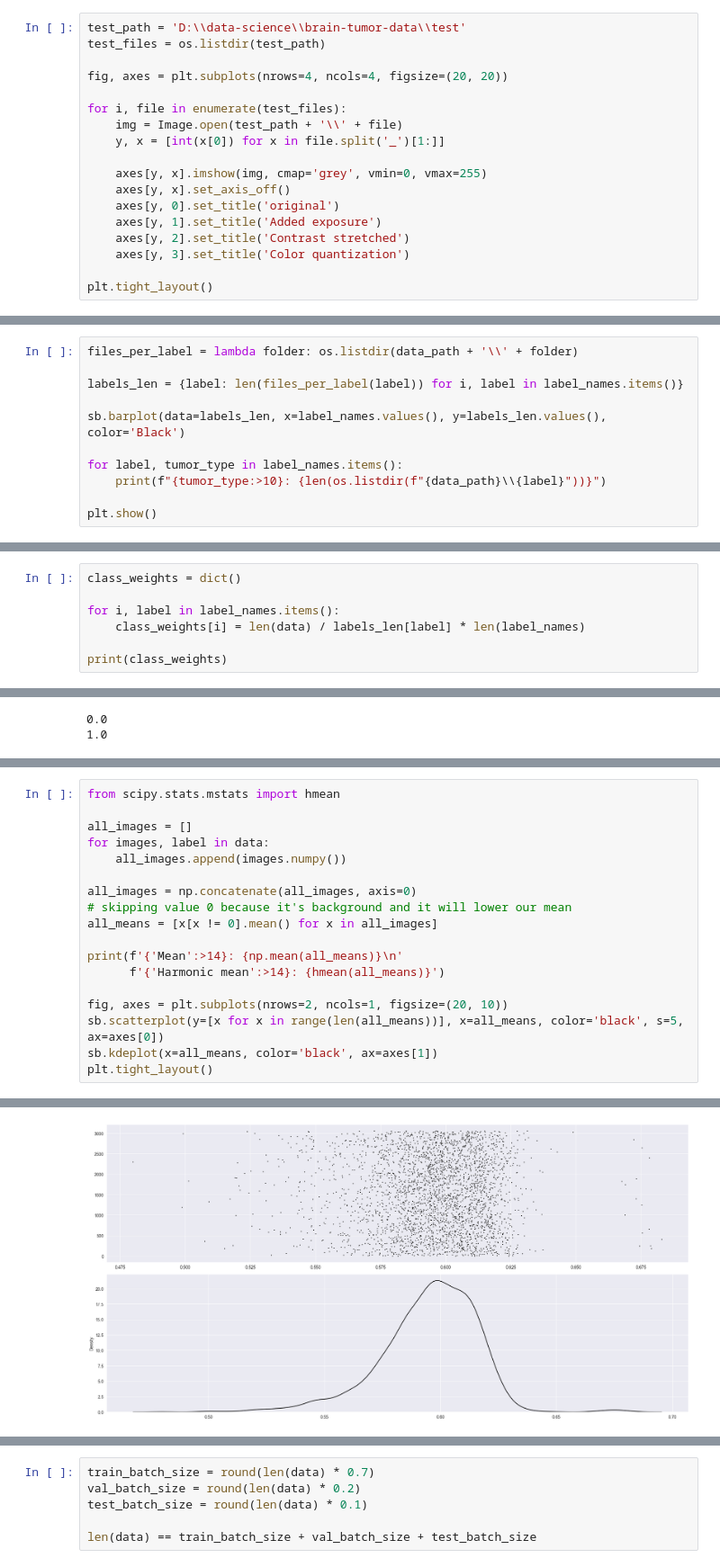
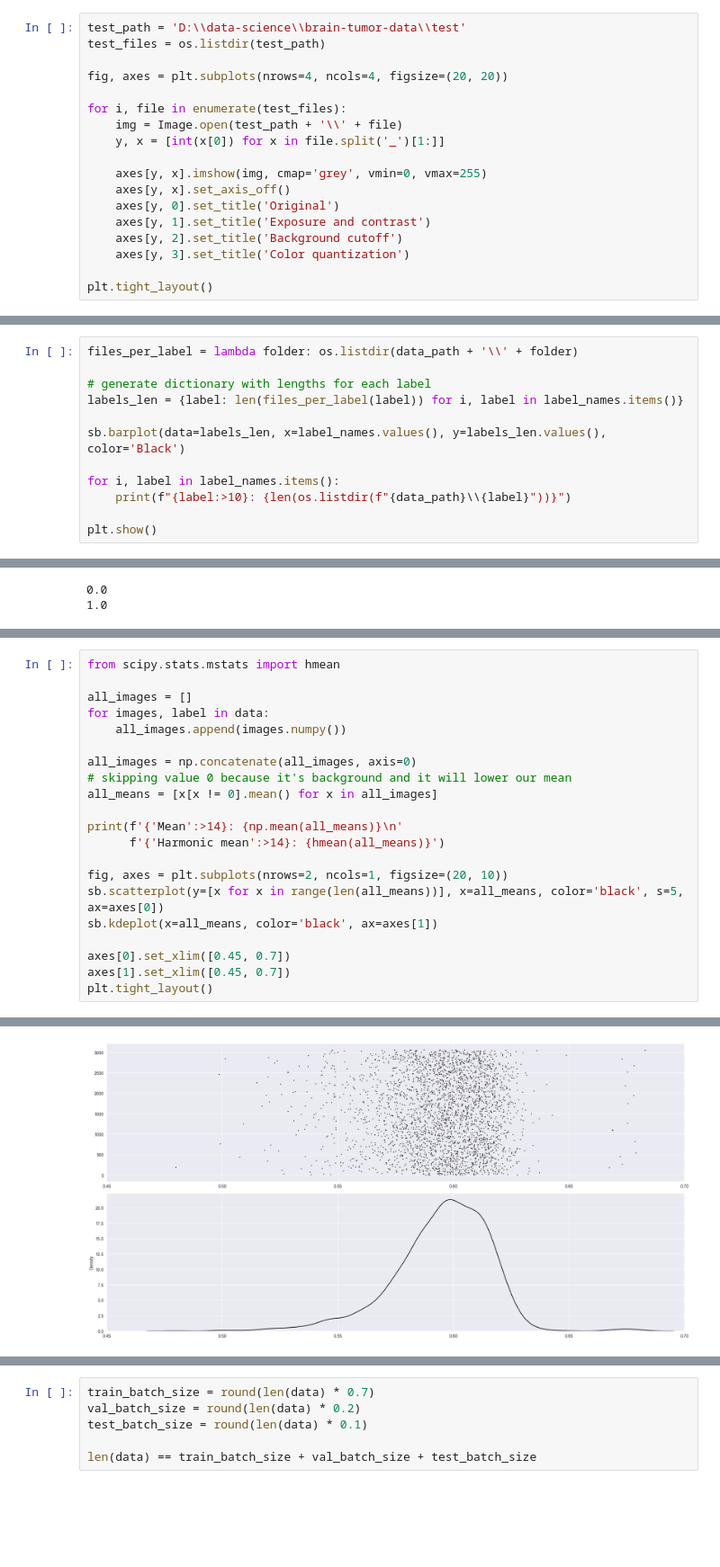
Before and after one commit to gracjan-p/brain-tumors, a Jupyter notebook: brain-tumors-analysis.ipynb, the cells around one changed output, grey strips where cells are left out. Shown at 90% size. Drawn from its saved outputs; the diff is of its cells as text; blank space fills up the shorter version.

```diff
--- a/brain-tumors-analysis.ipynb
+++ b/brain-tumors-analysis.ipynb
@@ -123,9 +105,9 @@ for i, file in enumerate(test_files):
 
     axes[y, x].imshow(img, cmap='grey', vmin=0, vmax=255)
     axes[y, x].set_axis_off()
-    axes[y, 0].set_title('original')
-    axes[y, 1].set_title('Added exposure')
-    axes[y, 2].set_title('Contrast stretched')
+    axes[y, 0].set_title('Original')
+    axes[y, 1].set_title('Exposure and contrast')
+    axes[y, 2].set_title('Background cutoff')
     axes[y, 3].set_title('Color quantization')
 
 plt.tight_layout()
@@ -155,12 +147,13 @@ plt.show()
 # %%
 files_per_label = lambda folder: os.listdir(data_path + '\\' + folder)
 
+# generate dictionary with lengths for each label
 labels_len = {label: len(files_per_label(label)) for i, label in label_names.items()}
 
 sb.barplot(data=labels_len, x=label_names.values(), y=labels_len.values(), color='Black')
 
-for label, tumor_type in label_names.items():
-    print(f"{tumor_type:>10}: {len(os.listdir(f"{data_path}\\{label}"))}")
+for i, label in label_names.items():
+    print(f"{label:>10}: {len(os.listdir(f"{data_path}\\{label}"))}")
 
 plt.show()
 # %% [output]
@@ -175,7 +163,0 @@ Formula for class weight:
-# %%
-class_weights = dict()
-
-for i, label in label_names.items():
-    class_weights[i] = len(data) / labels_len[label] * len(label_names)
-
-print(class_weights)
@@ -221,22 +191,25 @@ Every point on the plot is a single image, we can see that most of images hang a
 # %%
 from scipy.stats.mstats import hmean
 
 all_images = []
 for images, label in data:
     all_images.append(images.numpy())
 
 all_images = np.concatenate(all_images, axis=0)
 # skipping value 0 because it's background and it will lower our mean
 all_means = [x[x != 0].mean() for x in all_images]
 
 print(f'{'Mean':>14}: {np.mean(all_means)}\n'
       f'{'Harmonic mean':>14}: {hmean(all_means)}')
 
 fig, axes = plt.subplots(nrows=2, ncols=1, figsize=(20, 10))
 sb.scatterplot(y=[x for x in range(len(all_means))], x=all_means, color='black', s=5, ax=axes[0])
 sb.kdeplot(x=all_means, color='black', ax=axes[1])
+
+axes[0].set_xlim([0.45, 0.7])
+axes[1].set_xlim([0.45, 0.7])
 plt.tight_layout()
 # %% [output]
           Mean: 0.5951886177062988
  Harmonic mean: 0.5944424867630005
-[figure, old version]
+[figure, new version]
```
Also changed, not shown: parts of 26 cells of this notebook, 2 other files.
